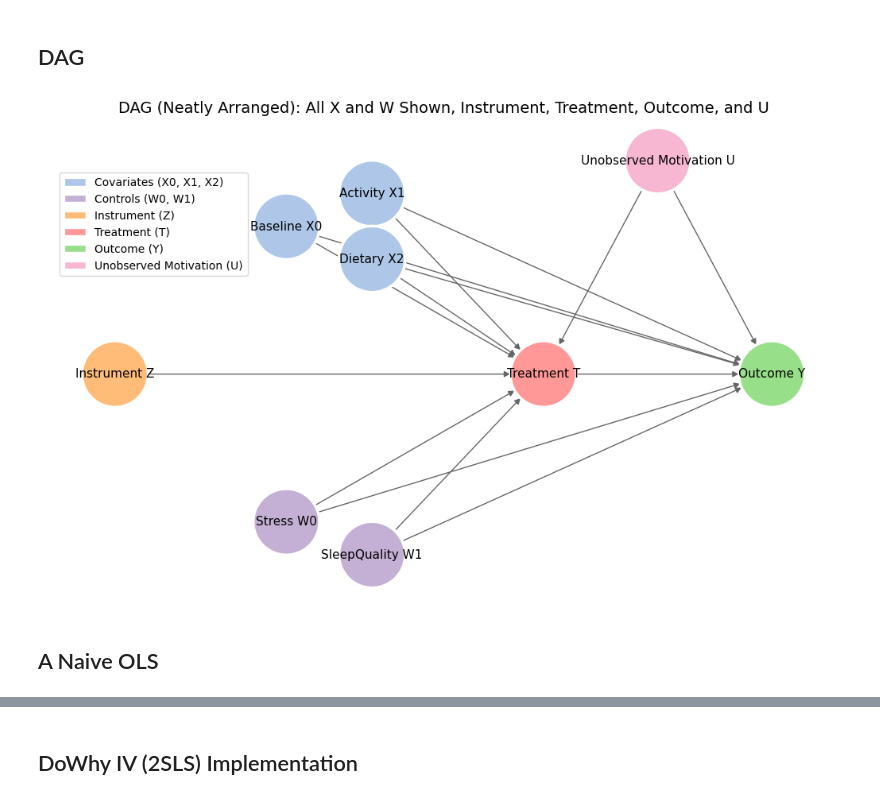
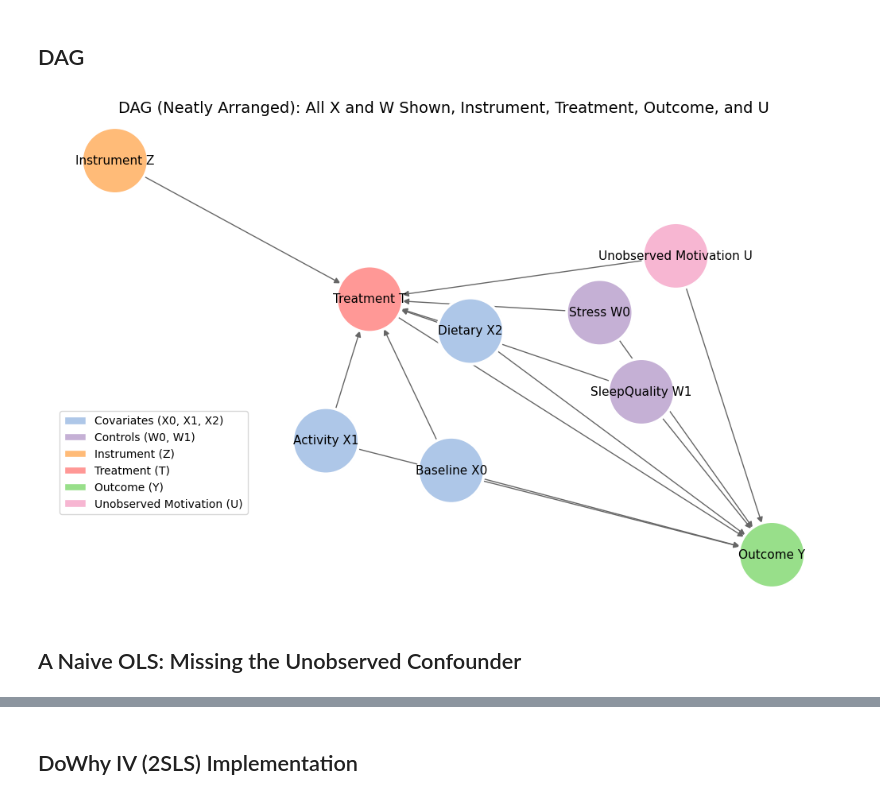
Before and after one commit to dataman-git/causal_inference, a Jupyter notebook: Ch11_DMLIV.ipynb, the cells around one changed output, grey strips where cells are left out. Cells and saved outputs as stored; diff of their text form; code cells hidden in the pictures.

```diff
--- a/Ch11_DMLIV.ipynb
+++ b/Ch11_DMLIV.ipynb
@@ -205,37 +205,38 @@ colors = {
     "Stress W0": "#c5b0d5", "SleepQuality W1": "#c5b0d5",  # Controls
     "Unobserved Motivation U": "#f7b6d2",  # Unobserved
     "Treatment T": "#ff9896",  # Treatment
     "Outcome Y": "#98df8a"     # Outcome
 }
 color_list = [colors[n] for n in G.nodes()]
 
 
 # Draw DAG
 plt.figure(figsize=(10, 6))
+pos = nx.spring_layout(G, seed=40)  # Layout for better visualization
 nx.draw(G, pos, with_labels=True, node_size=3600, node_color=color_list,
         font_size=11,# font_weight='bold',
         arrowsize=11, edge_color="#666666", linewidths=0.8)
 nx.draw_networkx_nodes(G, pos, node_size=3600, node_color=color_list, edgecolors='white', linewidths=2.5)
 
 plt.title("DAG (Neatly Arranged): All X and W Shown, Instrument, Treatment, Outcome, and U", fontsize=14)
 
 # Legend
 legend_labels = {
     "Covariates (X0, X1, X2)": "#aec7e8",
     "Controls (W0, W1)": "#c5b0d5",
     "Instrument (Z)": "#ffbb78",
     "Treatment (T)": "#ff9896",
     "Outcome (Y)": "#98df8a",
     "Unobserved Motivation (U)": "#f7b6d2"
 }
 legend_patches = [Patch(facecolor=c, edgecolor='white', label=lab) for lab, c in legend_labels.items()]
-plt.legend(handles=legend_patches, bbox_to_anchor=(0.01, 0.9), loc='upper left')
+plt.legend(handles=legend_patches, bbox_to_anchor=(0.01, 0.4), loc='upper left')
 plt.tight_layout()
 plt.show()
 # %% [output]
-[figure, old version]
+[figure, new version]
 # %% [markdown]
-## A Naive OLS
+## A Naive OLS: Missing the Unobserved Confounder
 # %%
 import numpy as np
 import statsmodels.api as sm
```
Also changed, not shown: parts of 8 cells of this notebook.
